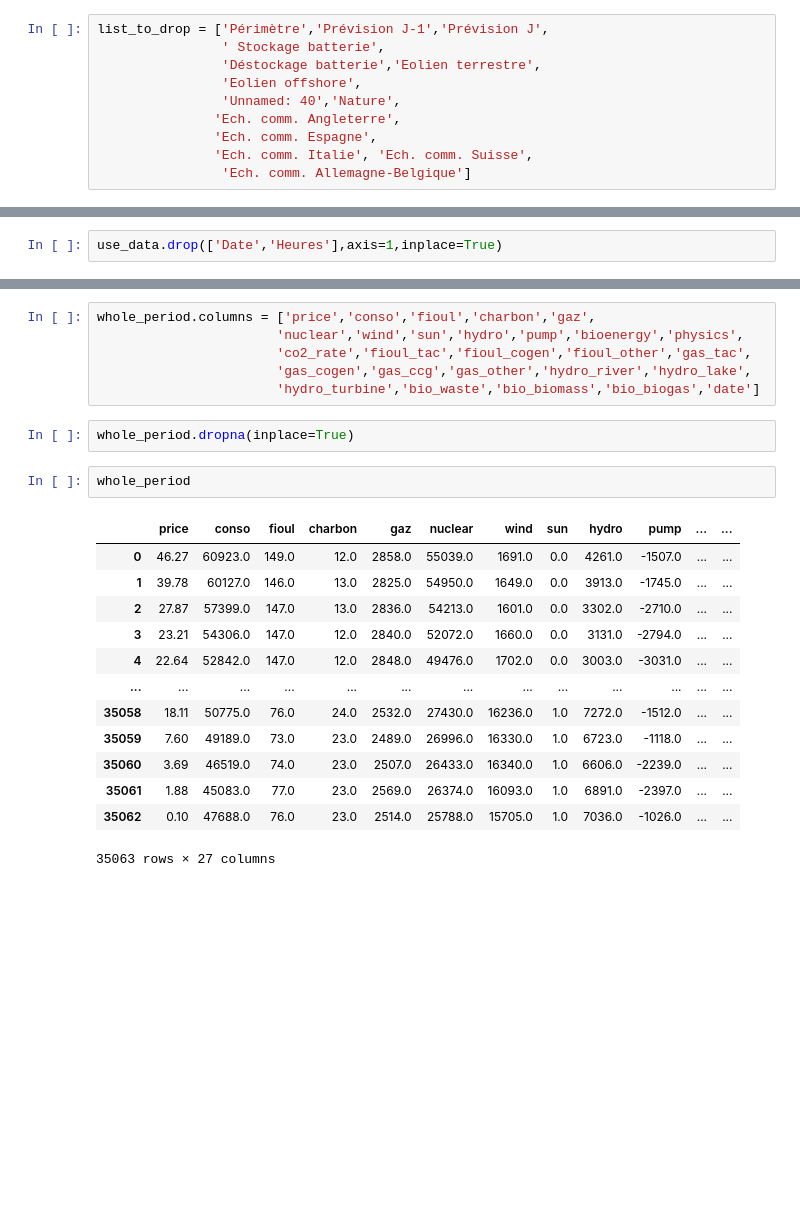
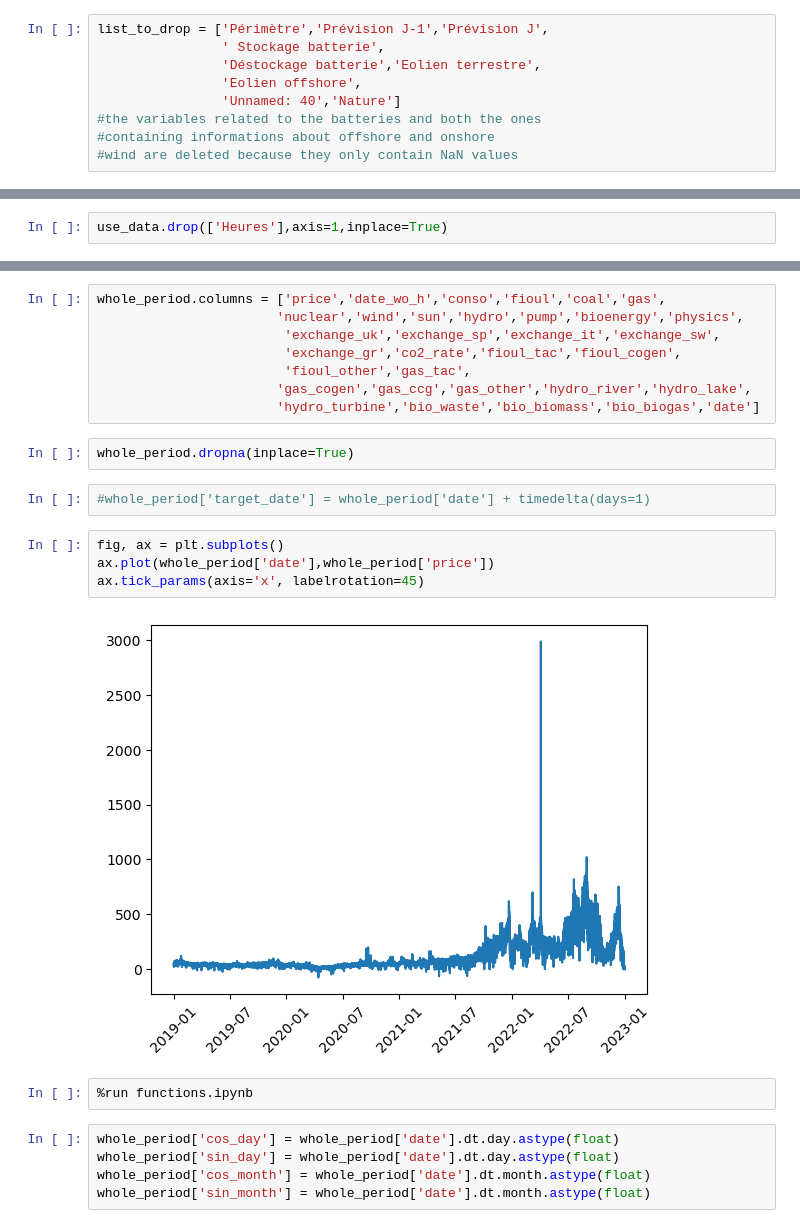
Before and after one commit to tpaquier/Dynamical_system, a Jupyter notebook: test_first.ipynb, the cells around one changed output, grey strips where cells are left out. Saved outputs shown, nothing was run; the diff lists cells and outputs as text; blank space fills up the shorter version.

```diff
--- a/test_first.ipynb
+++ b/test_first.ipynb
@@ -21,11 +32,10 @@ list_to_drop = ['Périmètre','Prévision J-1','Prévision J',
                 ' Stockage batterie',
                 'Déstockage batterie','Eolien terrestre',
                 'Eolien offshore',
-                'Unnamed: 40','Nature',
-               'Ech. comm. Angleterre',
-               'Ech. comm. Espagne',
-               'Ech. comm. Italie', 'Ech. comm. Suisse',
-                'Ech. comm. Allemagne-Belgique']
+                'Unnamed: 40','Nature']
+#the variables related to the batteries and both the ones
+#containing informations about offshore and onshore
+#wind are deleted because they only contain NaN values
 # %%
 use_data = whole_data.drop(list_to_drop,axis=1).copy()
 # %%
@@ -36,5 +46,5 @@ use_data['Heures'] = pd.to_timedelta(use_data['Heures'])
 # %%
 use_data['date'] = pd.to_datetime(use_data['Date']) + use_data['Heures']
 # %%
-use_data.drop(['Date','Heures'],axis=1,inplace=True)
+use_data.drop(['Heures'],axis=1,inplace=True)
 # %%
@@ -82,26 +88,27 @@ Index(['Price (EUR/MWhe)', 'Consommation', 'Fioul', 'Charbon', 'Gaz',
        'Bioénergies - Biogaz', 'date'],
       dtype='object')
 # %%
-whole_period.columns = ['price','conso','fioul','charbon','gaz',
+whole_period.columns = ['price','date_wo_h','conso','fioul','coal','gas',
                        'nuclear','wind','sun','hydro','pump','bioenergy','physics',
-                       'co2_rate','fioul_tac','fioul_cogen','fioul_other','gas_tac',
+                        'exchange_uk','exchange_sp','exchange_it','exchange_sw',
+                        'exchange_gr','co2_rate','fioul_tac','fioul_cogen',
+                        'fioul_other','gas_tac',
                        'gas_cogen','gas_ccg','gas_other','hydro_river','hydro_lake',
                        'hydro_turbine','bio_waste','bio_biomass','bio_biogas','date']
 # %%
 whole_period.dropna(inplace=True)
-# %%
-whole_period
-# %% [output]
-|  | price | conso | fioul | charbon | gaz | nuclear | wind | sun | hydro | pump | ... | ... |
-| 0 | 46.27 | 60923.0 | 149.0 | 12.0 | 2858.0 | 55039.0 | 1691.0 | 0.0 | 4261.0 | -1507.0 | ... | ... |
-| 1 | 39.78 | 60127.0 | 146.0 | 13.0 | 2825.0 | 54950.0 | 1649.0 | 0.0 | 3913.0 | -1745.0 | ... | ... |
-| 2 | 27.87 | 57399.0 | 147.0 | 13.0 | 2836.0 | 54213.0 | 1601.0 | 0.0 | 3302.0 | -2710.0 | ... | ... |
-| 3 | 23.21 | 54306.0 | 147.0 | 12.0 | 2840.0 | 52072.0 | 1660.0 | 0.0 | 3131.0 | -2794.0 | ... | ... |
-| 4 | 22.64 | 52842.0 | 147.0 | 12.0 | 2848.0 | 49476.0 | 1702.0 | 0.0 | 3003.0 | -3031.0 | ... | ... |
-| ... | ... | ... | ... | ... | ... | ... | ... | ... | ... | ... | ... | ... |
-| 35058 | 18.11 | 50775.0 | 76.0 | 24.0 | 2532.0 | 27430.0 | 16236.0 | 1.0 | 7272.0 | -1512.0 | ... | ... |
-| 35059 | 7.60 | 49189.0 | 73.0 | 23.0 | 2489.0 | 26996.0 | 16330.0 | 1.0 | 6723.0 | -1118.0 | ... | ... |
-| 35060 | 3.69 | 46519.0 | 74.0 | 23.0 | 2507.0 | 26433.0 | 16340.0 | 1.0 | 6606.0 | -2239.0 | ... | ... |
-| 35061 | 1.88 | 45083.0 | 77.0 | 23.0 | 2569.0 | 26374.0 | 16093.0 | 1.0 | 6891.0 | -2397.0 | ... | ... |
-| 35062 | 0.10 | 47688.0 | 76.0 | 23.0 | 2514.0 | 25788.0 | 15705.0 | 1.0 | 7036.0 | -1026.0 | ... | ... |
-35063 rows × 27 columns
+# %%
+#whole_period['target_date'] = whole_period['date'] + timedelta(days=1)
+# %%
+fig, ax = plt.subplots()
+ax.plot(whole_period['date'],whole_period['price'])
+ax.tick_params(axis='x', labelrotation=45)
+# %% [output]
+[figure, added]
+# %%
+%run functions.ipynb
+# %%
+whole_period['cos_day'] = whole_period['date'].dt.day.astype(float)
+whole_period['sin_day'] = whole_period['date'].dt.day.astype(float)
+whole_period['cos_month'] = whole_period['date'].dt.month.astype(float)
+whole_period['sin_month'] = whole_period['date'].dt.month.astype(float)
```
Also changed, not shown: parts of 23 cells of this notebook, 2 other files.
